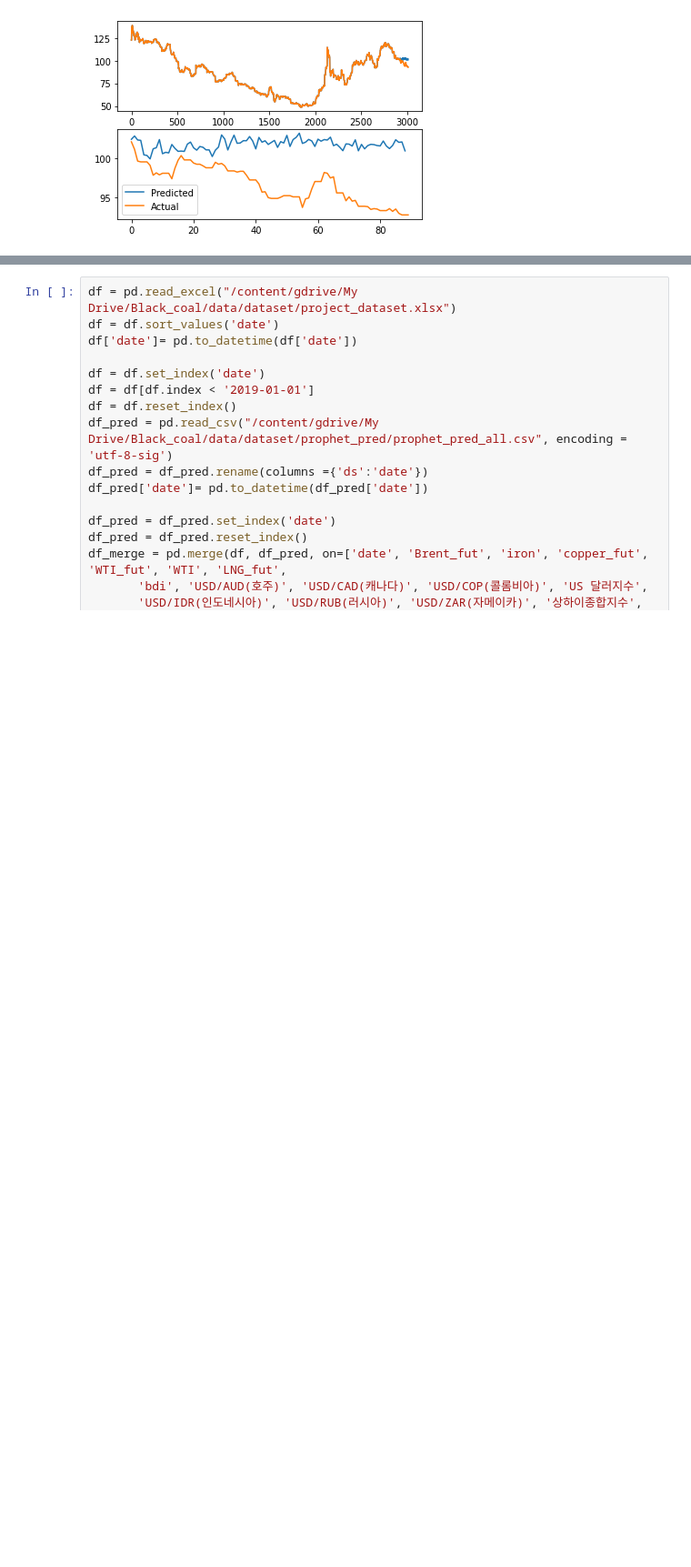
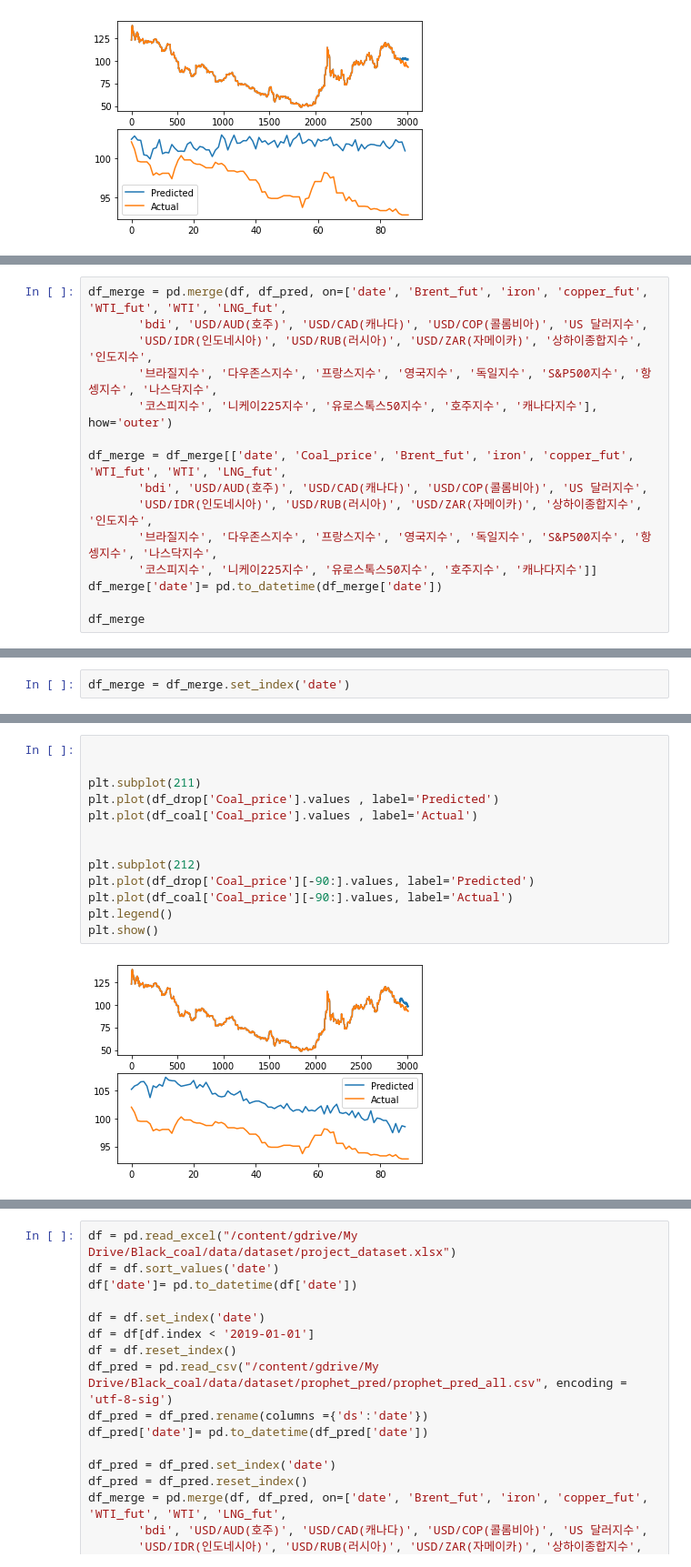
Before and after one commit to DoSungjin/black_coal_price, a Jupyter notebook: Xgboost_blackcoal_all.ipynb, the cells around one changed output, grey strips where cells are left out. Shown at 91% size. Cells and saved outputs as stored; diff of their text form; blank space fills up the shorter version.

```diff
--- a/Xgboost_blackcoal_all.ipynb
+++ b/Xgboost_blackcoal_all.ipynb
@@ -466,0 +398,15 @@ plt.show()
+# %%
+df_merge = pd.merge(df, df_pred, on=['date', 'Brent_fut', 'iron', 'copper_fut', 'WTI_fut', 'WTI', 'LNG_fut',
+       'bdi', 'USD/AUD(호주)', 'USD/CAD(캐나다)', 'USD/COP(콜롬비아)', 'US 달러지수',
+       'USD/IDR(인도네시아)', 'USD/RUB(러시아)', 'USD/ZAR(자메이카)', '상하이종합지수', '인도지수',
+       '브라질지수', '다우존스지수', '프랑스지수', '영국지수', '독일지수', 'S&P500지수', '항셍지수', '나스닥지수',
+       '코스피지수', '니케이225지수', '유로스톡스50지수', '호주지수', '캐나다지수'], how='outer')
+
+df_merge = df_merge[['date', 'Coal_price', 'Brent_fut', 'iron', 'copper_fut', 'WTI_fut', 'WTI', 'LNG_fut',
+       'bdi', 'USD/AUD(호주)', 'USD/CAD(캐나다)', 'USD/COP(콜롬비아)', 'US 달러지수',
+       'USD/IDR(인도네시아)', 'USD/RUB(러시아)', 'USD/ZAR(자메이카)', '상하이종합지수', '인도지수',
+       '브라질지수', '다우존스지수', '프랑스지수', '영국지수', '독일지수', 'S&P500지수', '항셍지수', '나스닥지수',
+       '코스피지수', '니케이225지수', '유로스톡스50지수', '호주지수', '캐나다지수']]
+df_merge['date']= pd.to_datetime(df_merge['date'])
+
+df_merge
@@ -466,0 +469,2 @@ plt.show()
+# %%
+df_merge = df_merge.set_index('date')
@@ -466,0 +524,15 @@ plt.show()
+# %%
+
+
+plt.subplot(211)
+plt.plot(df_drop['Coal_price'].values , label='Predicted')
+plt.plot(df_coal['Coal_price'].values , label='Actual')
+
+
+plt.subplot(212)
+plt.plot(df_drop['Coal_price'][-90:].values, label='Predicted')
+plt.plot(df_coal['Coal_price'][-90:].values, label='Actual')
+plt.legend()
+plt.show()
+# %% [output]
+[figure, added]
```
Also changed, not shown: parts of 58 cells of this notebook.
